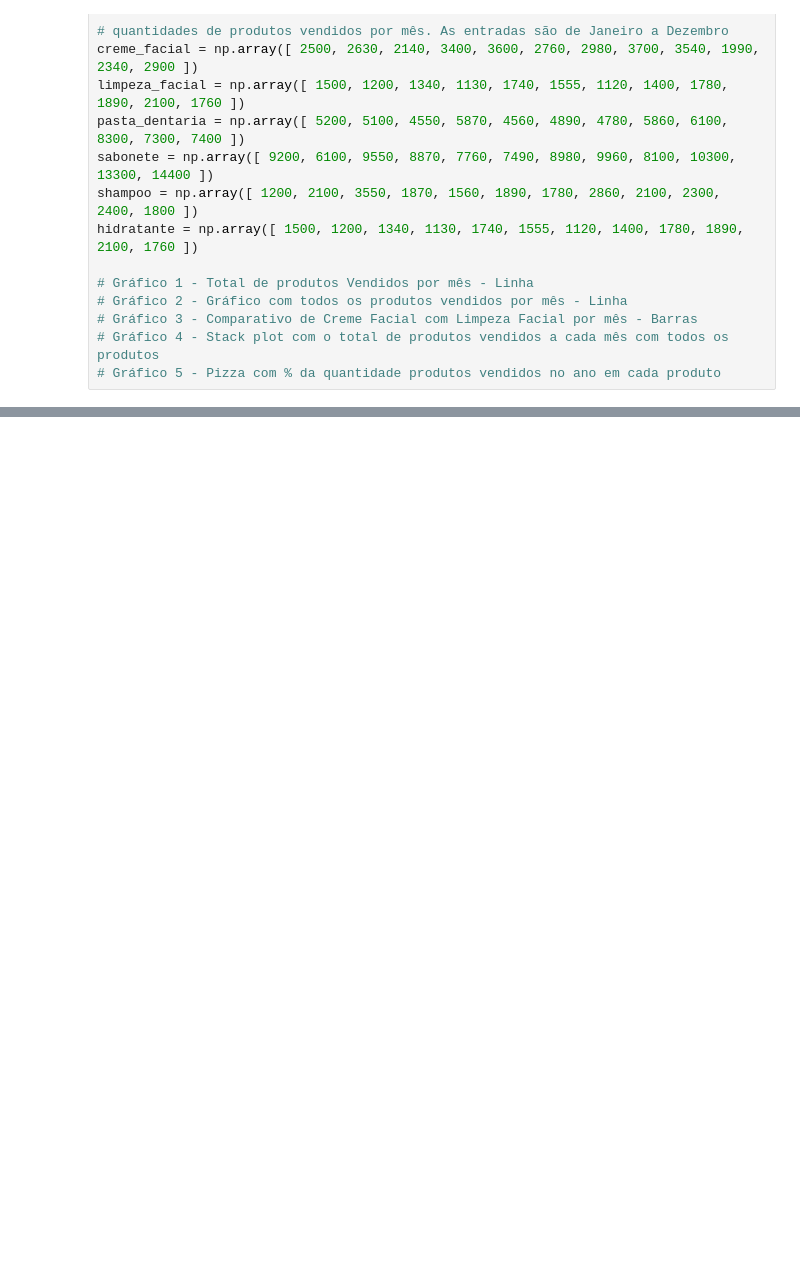
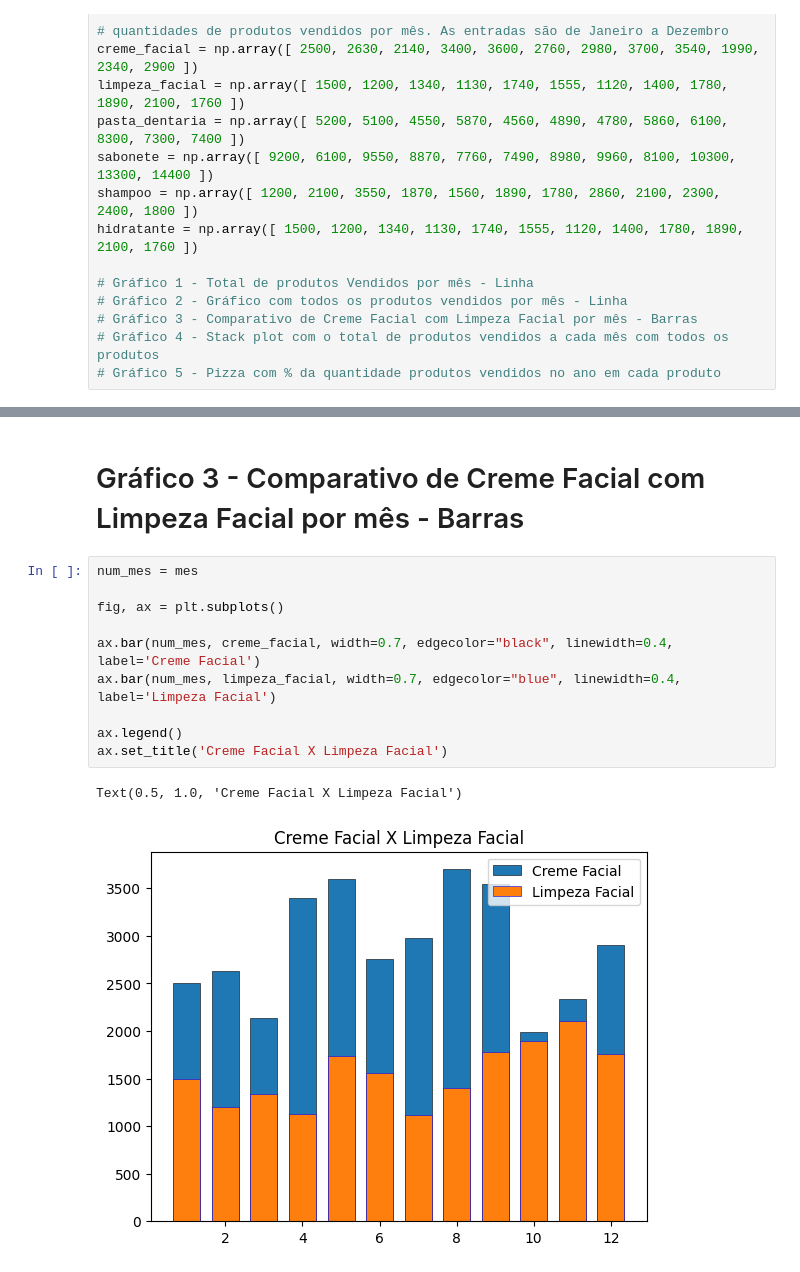
Before and after one commit to EricDonat0/exercicios-pi-iv, a Jupyter notebook: 3- Vendas matplot/Matplot.ipynb, the cells around one changed output, grey strips where cells are left out. Drawn from its saved outputs; the diff is of its cells as text; blank space fills up the shorter version.

```diff
--- a/3- Vendas matplot/Matplot.ipynb
+++ b/3- Vendas matplot/Matplot.ipynb
@@ -33,0 +49,15 @@ ax.plot(x, shampoo + hidratante)
+# %% [markdown]
+# Gráfico 3 - Comparativo de Creme Facial com Limpeza Facial por mês - Barras
+# %%
+num_mes = mes
+
+fig, ax = plt.subplots()
+
+ax.bar(num_mes, creme_facial, width=0.7, edgecolor="black", linewidth=0.4, label='Creme Facial')
+ax.bar(num_mes, limpeza_facial, width=0.7, edgecolor="blue", linewidth=0.4, label='Limpeza Facial')
+
+ax.legend()
+ax.set_title('Creme Facial X Limpeza Facial')
+# %% [output]
+Text(0.5, 1.0, 'Creme Facial X Limpeza Facial')
+[figure, added]
```
Also changed, not shown: parts of 9 cells of this notebook.
